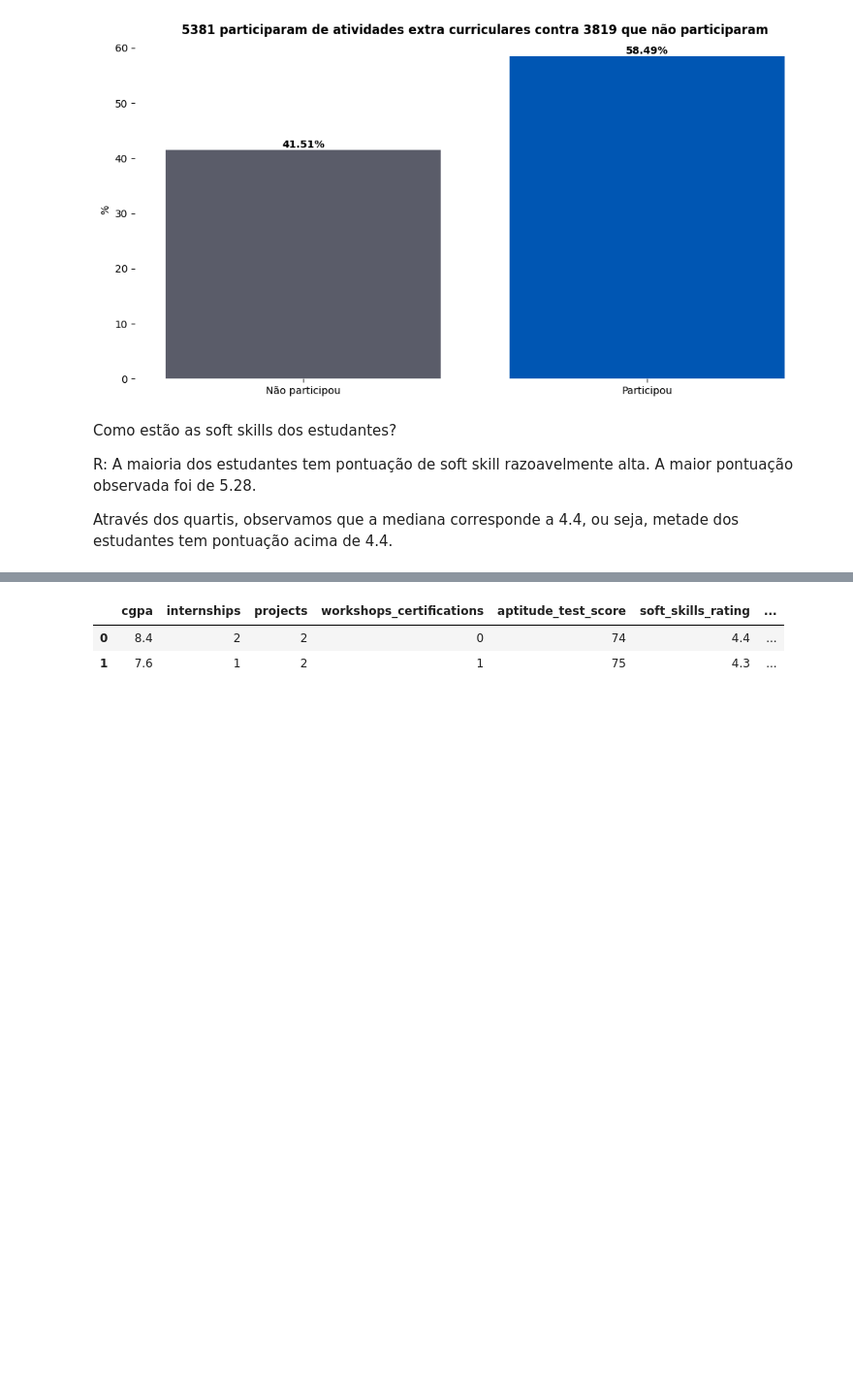
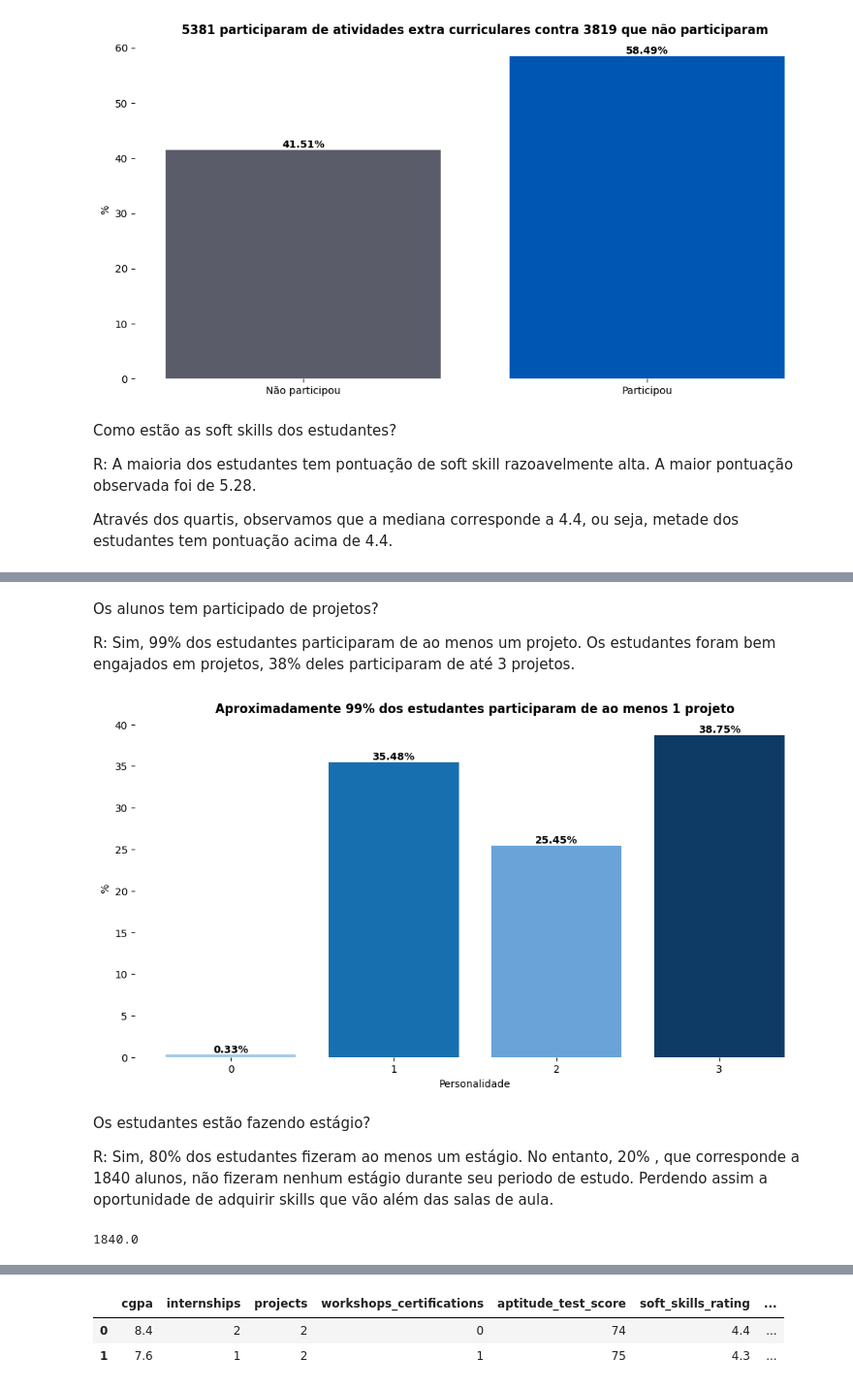
Before and after one commit to Alexandre-Esposte/JobProphet, a Jupyter notebook: notebooks/analise.ipynb, the cells around one changed output, grey strips where cells are left out. Shown: that part at 97% size. Cells and saved outputs as stored; diff of their text form; code cells hidden in the pictures; blank space fills up the shorter version.

```diff
--- a/notebooks/analise.ipynb
+++ b/notebooks/analise.ipynb
@@ -328,0 +378,26 @@ Name: soft_skills_rating, dtype: float64
+# %% [markdown]
+Os alunos tem participado de projetos?
+
+R: Sim, 99% dos estudantes participaram de ao menos um projeto. Os estudantes foram bem engajados em projetos, 38% deles participaram de até 3 projetos.
+# %%
+contagem = data['projects'].value_counts()
+cores = ['#0D3B66', '#186FAF', '#69A3D8', '#A7CCE9']
+plt.bar(contagem.index, height=contagem.values/9200 *100, color = cores )
+plt.xticks([0,1,2,3])
+plt.box(False)
+plt.title("Aproximadamente 99% dos estudantes participaram de ao menos 1 projeto", fontsize=12, fontweight='bold')
+
+plt.ylabel('%')
+plt.xlabel('Personalidade')
+for i,value in contagem.items():
+    plt.text(x = i, y = value/9200*100, s = f"{value/9200 *100:.2f}%", ha = 'center', va = 'bottom', fontweight = 'bold')
+# %% [output]
+[figure, added]
+# %% [markdown]
+Os estudantes estão fazendo estágio?
+
+R: Sim, 80% dos estudantes fizeram ao menos um estágio. No entanto, 20% , que corresponde a 1840 alunos, não fizeram nenhum estágio durante seu periodo de estudo. Perdendo assim a oportunidade de adquirir skills que vão além das salas de aula.
+# %%
+0.2 * 9200
+# %% [output]
+1840.0
```
Also changed, not shown: parts of 8 cells of this notebook.
